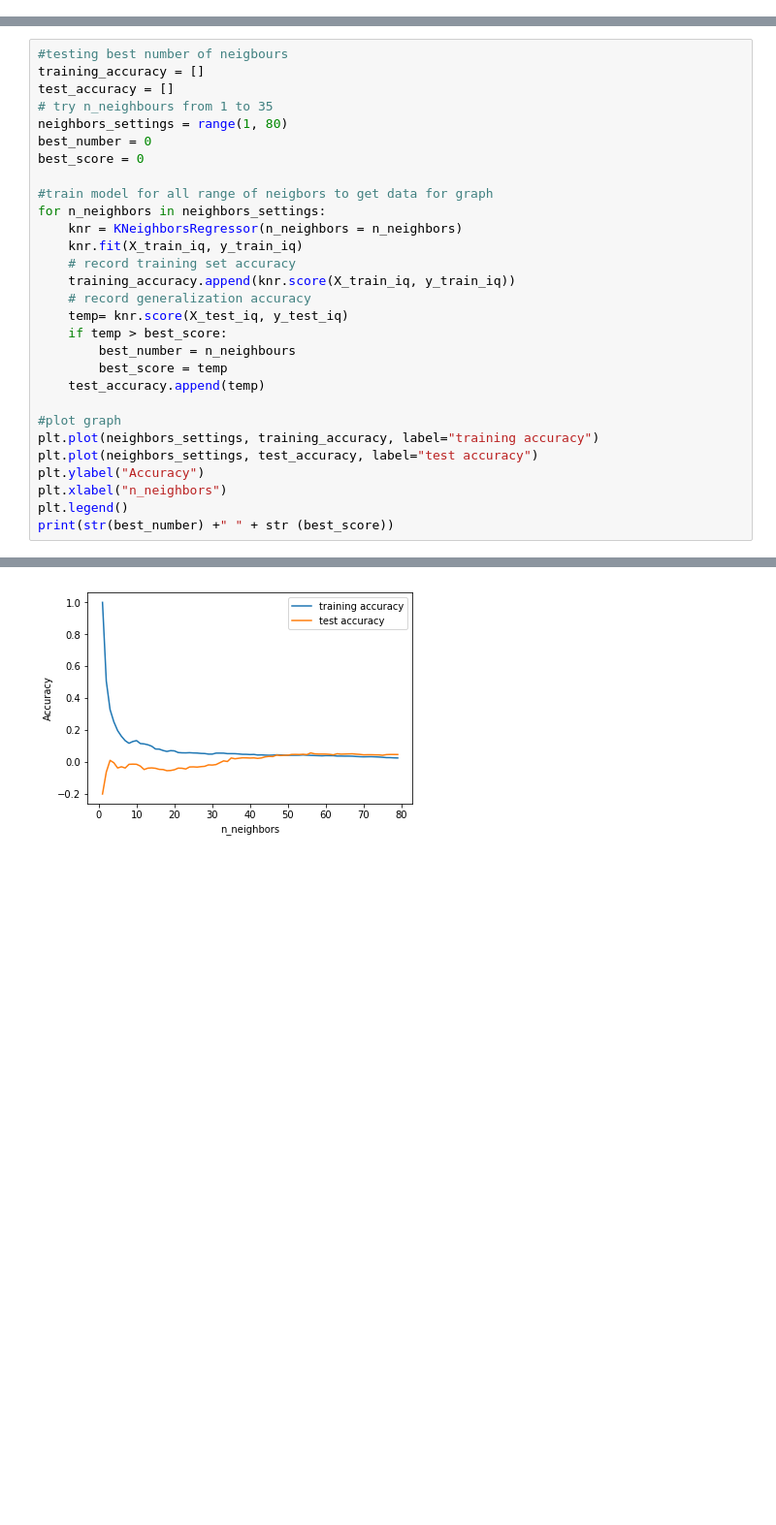
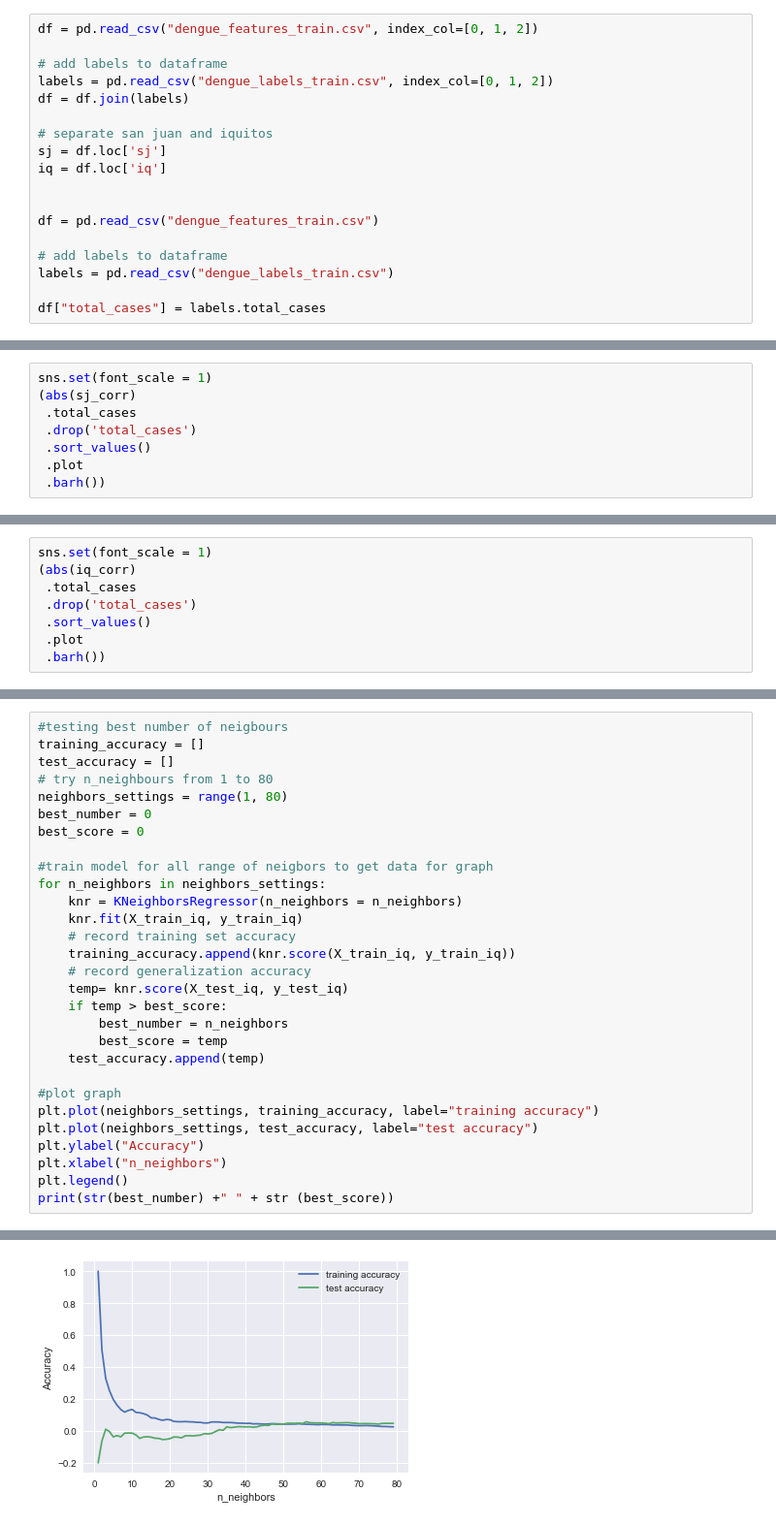
Before and after one commit to Graflinger/DengAI, a Jupyter notebook: DengAI.ipynb, the cells around one changed output, grey strips where cells are left out. Shown at 97% size. Cells and saved outputs as stored; diff of their text form; blank space fills up the shorter version.

```diff
--- a/DengAI.ipynb
+++ b/DengAI.ipynb
@@ -31,0 +29,18 @@ df_label = pd.read_csv("dengue_labels_train.csv" , parse_dates=[3])
+# %%
+df = pd.read_csv("dengue_features_train.csv", index_col=[0, 1, 2])
+
+# add labels to dataframe
+labels = pd.read_csv("dengue_labels_train.csv", index_col=[0, 1, 2])
+df = df.join(labels)
+
+# separate san juan and iquitos
+sj = df.loc['sj']
+iq = df.loc['iq']
+
+
+df = pd.read_csv("dengue_features_train.csv")
+
+# add labels to dataframe
+labels = pd.read_csv("dengue_labels_train.csv")
+
+df["total_cases"] = labels.total_cases
@@ -31,0 +178,8 @@ df_label = pd.read_csv("dengue_labels_train.csv" , parse_dates=[3])
+# %%
+sns.set(font_scale = 1)
+(abs(sj_corr)
+ .total_cases
+ .drop('total_cases')
+ .sort_values()
+ .plot
+ .barh())
@@ -31,0 +189,8 @@ df_label = pd.read_csv("dengue_labels_train.csv" , parse_dates=[3])
+# %%
+sns.set(font_scale = 1)
+(abs(iq_corr)
+ .total_cases
+ .drop('total_cases')
+ .sort_values()
+ .plot
+ .barh())
@@ -108,7 +265,7 @@ print(str(best_number) +" " + str (best_score))
 #testing best number of neigbours
 training_accuracy = []
 test_accuracy = []
-# try n_neighbours from 1 to 35
+# try n_neighbours from 1 to 80
 neighbors_settings = range(1, 80)
 best_number = 0
 best_score = 0
@@ -122,7 +279,7 @@ for n_neighbors in neighbors_settings:
     # record generalization accuracy
     temp= knr.score(X_test_iq, y_test_iq)
     if temp > best_score:
-        best_number = n_neighbours
+        best_number = n_neighbors
         best_score = temp
     test_accuracy.append(temp)
 
@@ -138 +295 @@ print(str(best_number) +" " + str (best_score))
-[figure, old version]
+[figure, new version]
```
Also changed, not shown: parts of 20 cells of this notebook.
